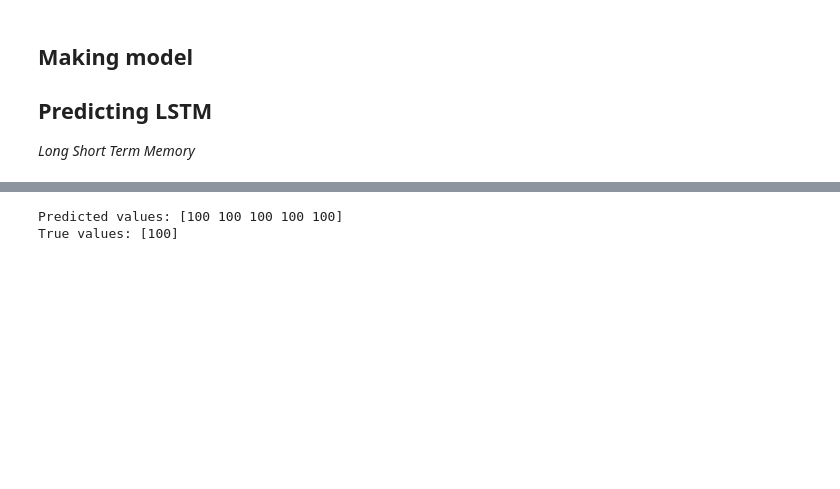
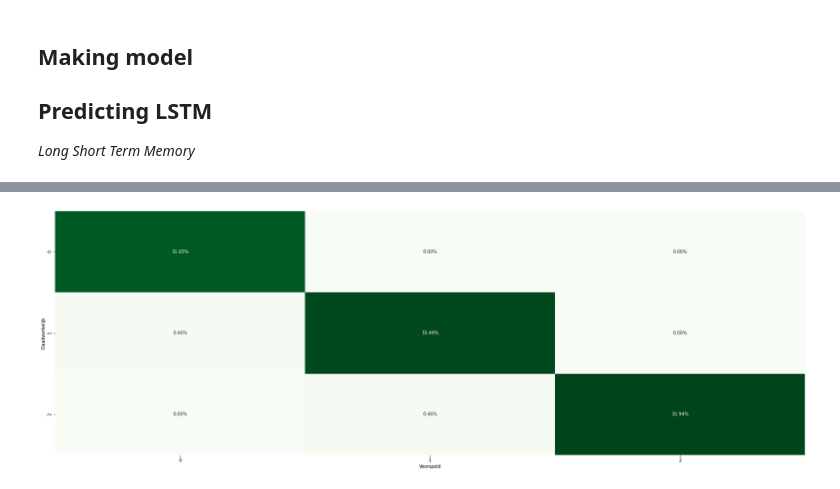
Before and after one commit to Predictive-maintenance-casus-2021/Predictive-Maintenance-supervised-learning, a Jupyter notebook: PredictiveMaintenanceMainNotebook.ipynb, the cells around one changed output, grey strips where cells are left out. Cells and saved outputs as stored; diff of their text form; code cells hidden in the pictures; blank space fills up the shorter version.

Commit message:
Improved classification model
Co-Authored-By: Giuseppe <47029198+peppe0203@users.noreply.github.com>

```diff
--- a/PredictiveMaintenanceMainNotebook.ipynb
+++ b/PredictiveMaintenanceMainNotebook.ipynb
@@ -206,9 +180,20 @@ x_train, x_validation, y_train, y_validation = prepare_data(x_data, y_data, trai
+# %%
+x_train, x_validation, y_train, y_validation = train_test_split(
+    x_data_processed,
+    y_data_processed,
+    test_size=0.2,
+    random_state=1
+)
 # %%
 tf.keras.backend.set_floatx('float64')
 
 model = tf.keras.Sequential([
-    tf.keras.layers.LSTM(32, return_sequences=True),
-    tf.keras.layers.Dense(units=1)
+    tf.keras.layers.LSTM(128, input_shape = (x_train.shape[1], x_train.shape[2]), return_sequences=True, activation = "tanh"),
+    tf.keras.layers.LSTM(64, activation = "tanh", return_sequences = True),
+    tf.keras.layers.LSTM(32, activation = "tanh"),
+    tf.keras.layers.Dense(96, activation = "relu"),
+    tf.keras.layers.Dense(128, activation = "relu"),
+    tf.keras.layers.Dense(1)
 ])
 
 model.compile(
@@ -219,14 +204,14 @@ model.compile(
 # %%
 early_stopping = tf.keras.callbacks.EarlyStopping(
     monitor='val_loss',
-    patience=3,
+    patience=5,
     mode='min'
 )
 
 history = model.fit(
     x_train,
     y_train,
-    epochs=20,
+    epochs=50,
     validation_data=(x_validation, y_validation),
     callbacks=[early_stopping]
 )
@@ -266,11 +259,21 @@ _________________________________________________________________
 # %%
 # Test prediction made with categorical model.
 
-nr_to_check = 0
+nr_to_check = 400
 
-print("Predicted values:", label_encoder_cooler_condition.inverse_transform(np.round(y_scaler.inverse_transform(model.predict(x_validation)[nr_to_check])).astype(int).ravel()))
+predictions = model.predict(x_validation)
 
-print("True values:", label_encoder_cooler_condition.inverse_transform(np.round(y_scaler.inverse_transform(y_validation[nr_to_check])).astype(int).ravel()))
+predictions_transformed = label_encoder_cooler_condition.inverse_transform(np.round(y_scaler.inverse_transform(predictions)).astype(int).ravel())
+y_validation_transformed = label_encoder_cooler_condition.inverse_transform(y_scaler.inverse_transform(y_validation.reshape(-1, 1)).astype(int).ravel())
-# %% [output]
-Predicted values: [100 100 100 100 100]
-True values: [100]
+# %%
+plt.figure(figsize=(30, 10))
+
+cf_matrix = metrics.confusion_matrix(y_validation_transformed, predictions_transformed)
+sns.heatmap(cf_matrix / np.sum(cf_matrix), annot=True, cmap="Greens", fmt=".2%", cbar=False)
+
+plt.xlabel("Voorspeld")
+plt.ylabel("Daadwerkelijk")
+
+plt.show()
+# %% [output]
+[figure, added]
```
Also changed, not shown: parts of 12 cells of this notebook.
